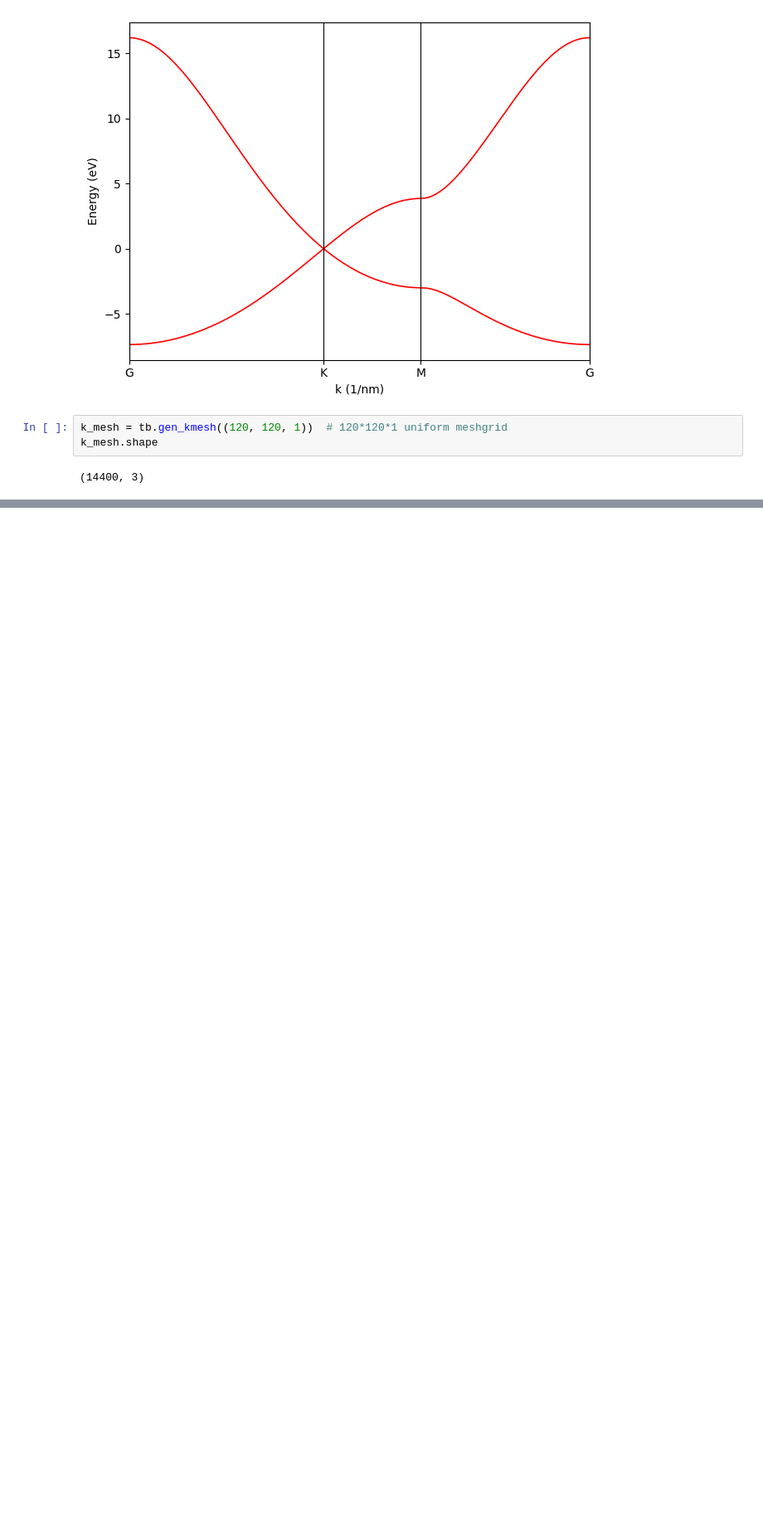
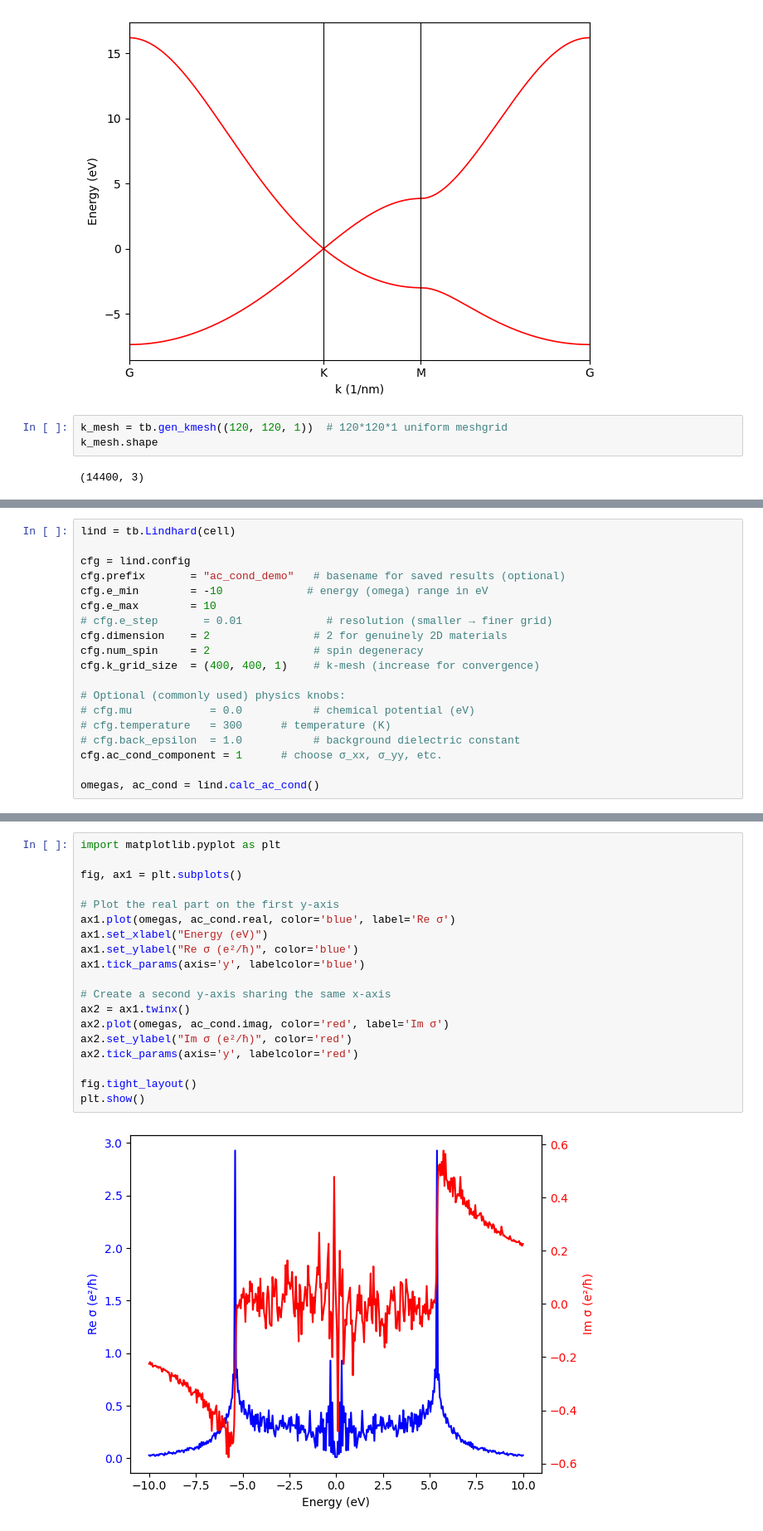
Before and after one commit to alapena/graph2mat4abn, a Jupyter notebook: tutorials/tbplas/tbplas_dos.ipynb, the cells around one changed output, grey strips where cells are left out. Shown at 83% size. Cells and saved outputs as stored; diff of their text form; blank space fills up the shorter version.

Commit message:
compute_some_ac_cond

```diff
--- a/tutorials/tbplas/tbplas_dos.ipynb
+++ b/tutorials/tbplas/tbplas_dos.ipynb
@@ -244,0 +267,19 @@ k_mesh.shape
+# %%
+lind = tb.Lindhard(cell)
+
+cfg = lind.config
+cfg.prefix       = "ac_cond_demo"   # basename for saved results (optional)
+cfg.e_min        = -10             # energy (omega) range in eV
+cfg.e_max        = 10
+# cfg.e_step       = 0.01             # resolution (smaller → finer grid)
+cfg.dimension    = 2                # 2 for genuinely 2D materials
+cfg.num_spin     = 2                # spin degeneracy
+cfg.k_grid_size  = (400, 400, 1)    # k-mesh (increase for convergence)
+
+# Optional (commonly used) physics knobs:
+# cfg.mu            = 0.0           # chemical potential (eV)
+# cfg.temperature   = 300      # temperature (K)
+# cfg.back_epsilon  = 1.0           # background dielectric constant
+cfg.ac_cond_component = 1      # choose σ_xx, σ_yy, etc.
+
+omegas, ac_cond = lind.calc_ac_cond()
@@ -244,0 +298,21 @@ k_mesh.shape
+# %%
+import matplotlib.pyplot as plt
+
+fig, ax1 = plt.subplots()
+
+# Plot the real part on the first y-axis
+ax1.plot(omegas, ac_cond.real, color='blue', label='Re σ')
+ax1.set_xlabel("Energy (eV)")
+ax1.set_ylabel("Re σ (e²/ħ)", color='blue')
+ax1.tick_params(axis='y', labelcolor='blue')
+
+# Create a second y-axis sharing the same x-axis
+ax2 = ax1.twinx()
+ax2.plot(omegas, ac_cond.imag, color='red', label='Im σ')
+ax2.set_ylabel("Im σ (e²/ħ)", color='red')
+ax2.tick_params(axis='y', labelcolor='red')
+
+fig.tight_layout()
+plt.show()
+# %% [output]
+[figure, added]
```
Also changed, not shown: parts of 6 cells of this notebook, 5 other files.
